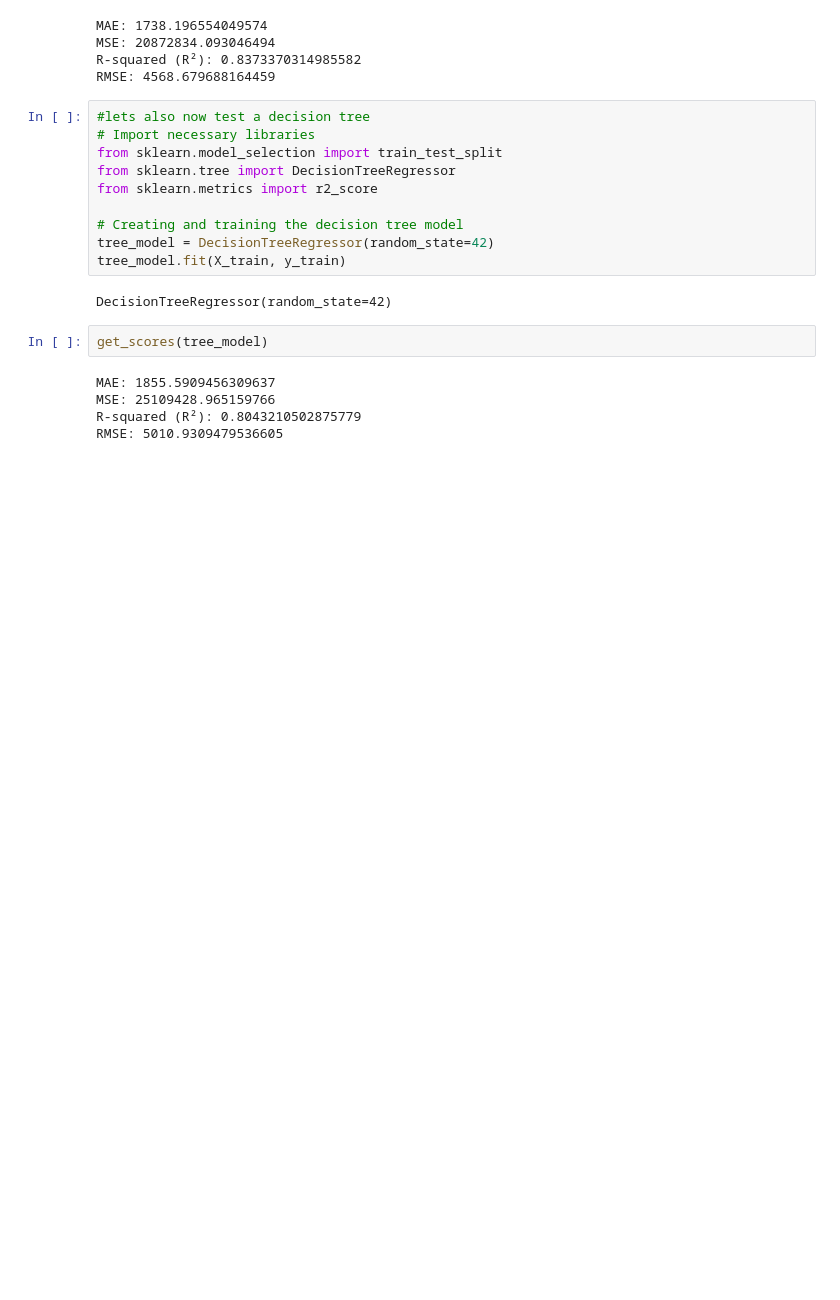
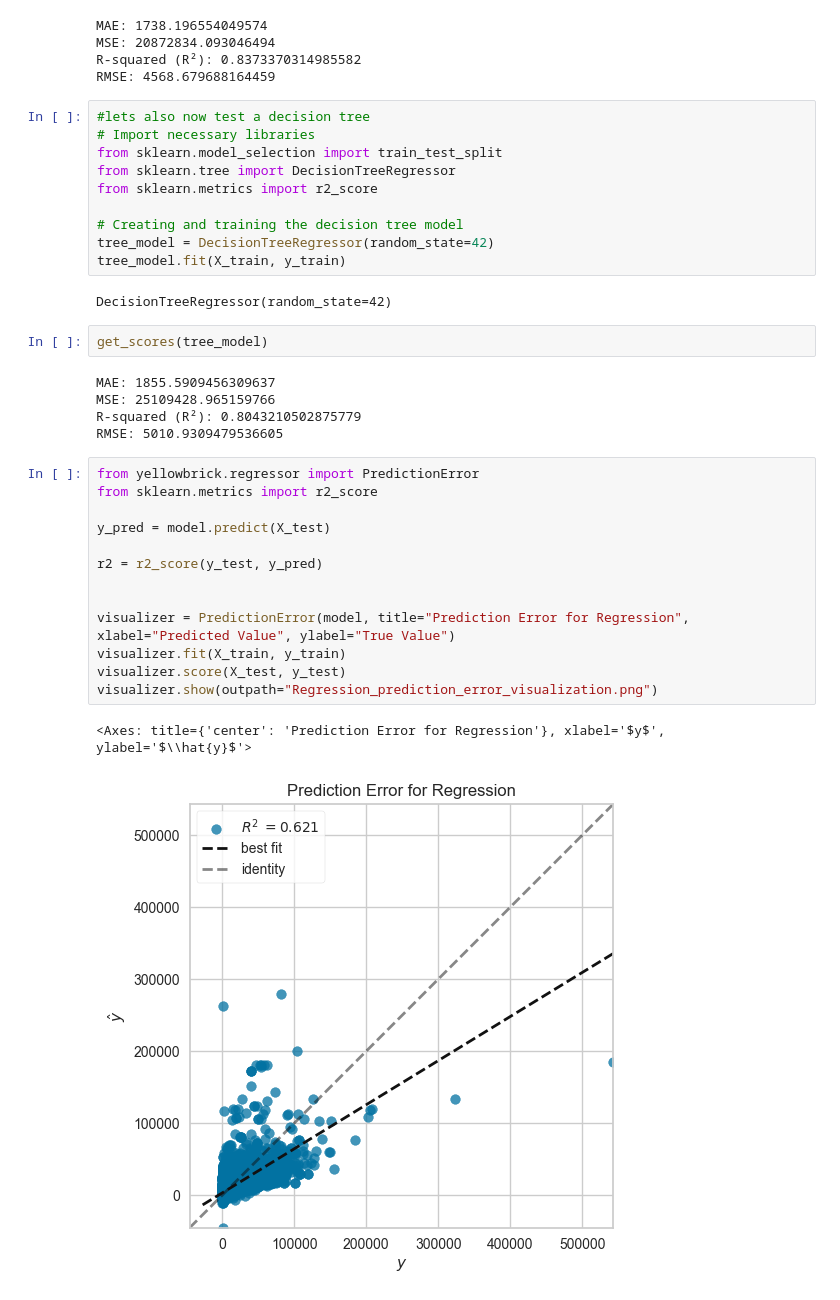
Before and after one commit to elinares996/ML_GROUP_2, a Jupyter notebook: Automotive_Analysis.ipynb, the cells around one changed output. Drawn from its saved outputs; the diff is of its cells as text; blank space fills up the shorter version.

```diff
--- a/Automotive_Analysis.ipynb
+++ b/Automotive_Analysis.ipynb
@@ -249,3 +249,19 @@ MAE: 1855.5909456309637
 MSE: 25109428.965159766
 R-squared (R²): 0.8043210502875779
 RMSE: 5010.9309479536605
+# %%
+from yellowbrick.regressor import PredictionError
+from sklearn.metrics import r2_score
+
+y_pred = model.predict(X_test)
+
+r2 = r2_score(y_test, y_pred)
+
+
+visualizer = PredictionError(model, title="Prediction Error for Regression", xlabel="Predicted Value", ylabel="True Value")
+visualizer.fit(X_train, y_train)
+visualizer.score(X_test, y_test)
+visualizer.show(outpath="Regression_prediction_error_visualization.png")
+# %% [output]
+<Axes: title={'center': 'Prediction Error for Regression'}, xlabel='$y$', ylabel='$\\hat{y}$'>
+[figure, added]
```
Also changed, not shown: parts of 4 cells of this notebook.
